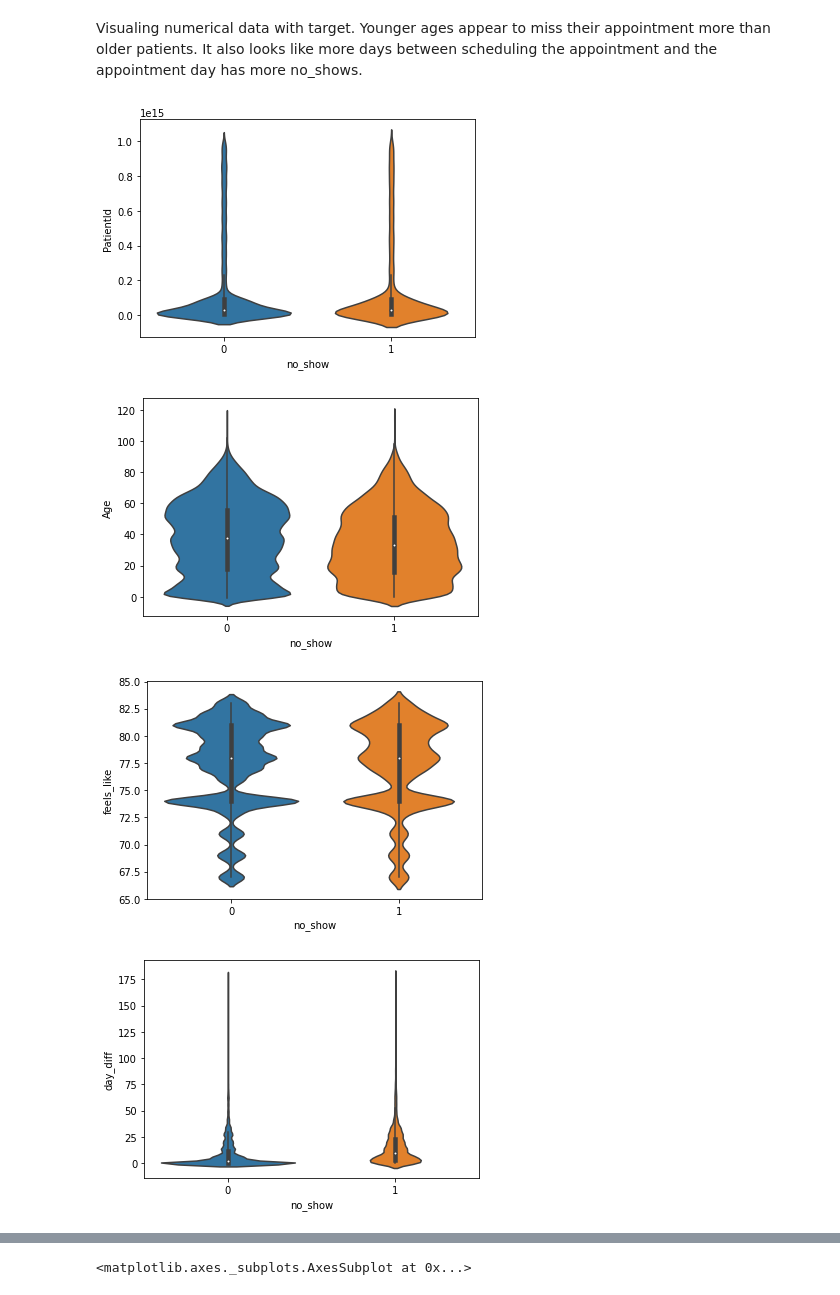
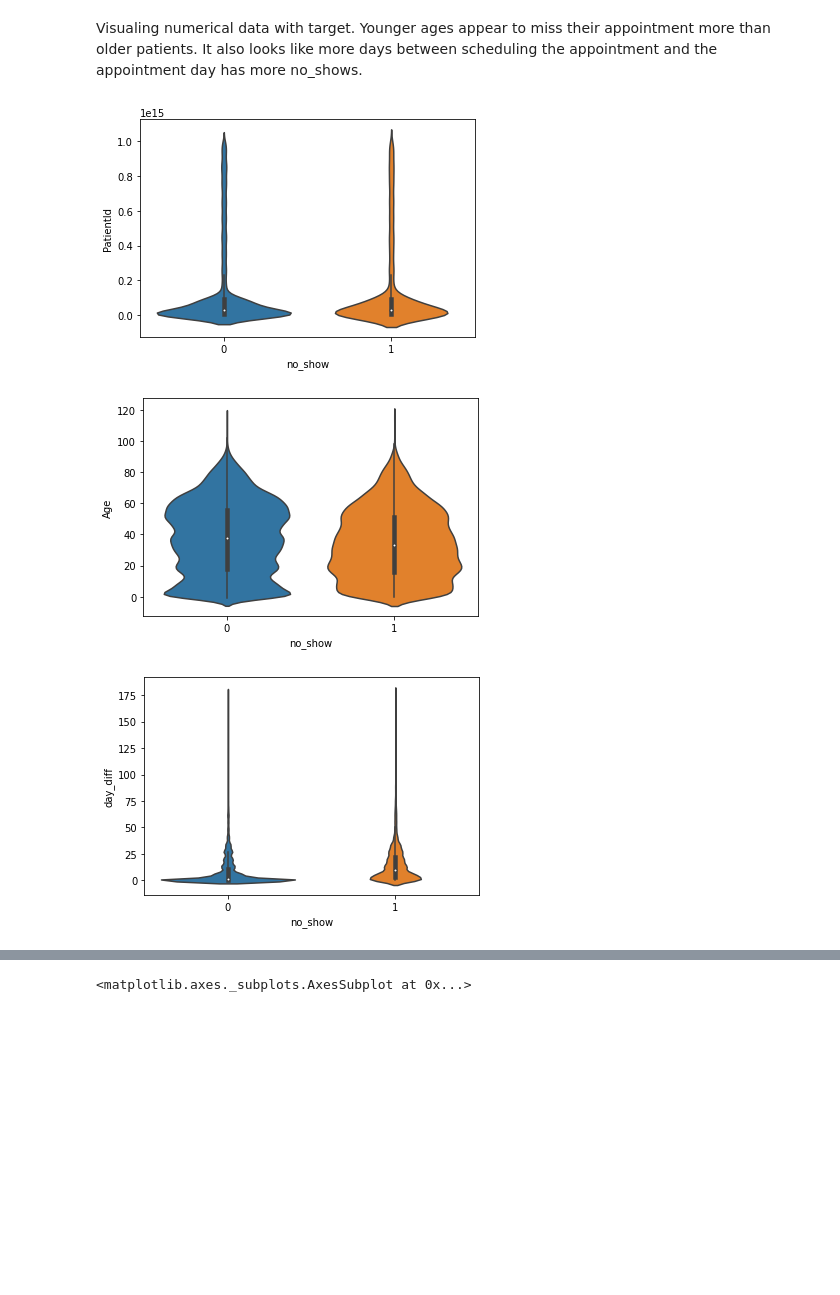
Before and after one commit to mgalaviz1/my_work, a Jupyter notebook: capstone2/predicting_no_shows.ipynb, the cells around one changed output, grey strips where cells are left out. Drawn from its saved outputs; the diff is of its cells as text; code cells hidden in the pictures; blank space fills up the shorter version.

```diff
--- a/capstone2/predicting_no_shows.ipynb
+++ b/capstone2/predicting_no_shows.ipynb
@@ -581,0 +586,2 @@ df_merge.groupby('no_show').mean()
+# %%
+df['is_male'] = df.Gender.transform(lambda x: int(x =='M'))
@@ -581,0 +594,2 @@ df_merge.groupby('no_show').mean()
+# %%
+df['no_show'] = df.no_show.transform(lambda x: int(x =='Yes'))
@@ -581,0 +602,2 @@ df_merge.groupby('no_show').mean()
+# %%
+df = df.drop(columns = ['Gender', 'Disability'])
@@ -694,12 +665,12 @@ Name: appt_weekday_num, dtype: int64
 
 drop_cats = ['JARDIM CAMBURI', 'Clear', 1, 2]
 
-cat_cols = ['Neighborhood', 'weather_main', 'sch_weekday_num', 'appt_weekday_num']
+cat_cols = ['Neighborhood', 'sch_weekday_num', 'appt_weekday_num']
 
 bin_cols = ['is_male','Scholarship', 'Alcoholism', 'Reminder', 'has_diabetes_and_hyper',
             'disability']
 
-num_cols = ['PatientId', 'Age', 'feels_like', 'day_diff']
+num_cols = ['PatientId', 'Age', 'day_diff']
 # %% [markdown]
 Looking at categorical data with our target, only two stand out. Those who get reminders have a greater percentage of showing up. Also, those who have a scholarship have a slightly higher percentage of not showing up. The interaction between hypertension and diabetes appears unchanged from either of the variables alone.
 # %%
@@ -743,11 +714,10 @@ for bin_col in bin_cols:
 Visualing numerical data with target. Younger ages appear to miss their appointment more than older patients. It also looks like more days between scheduling the appointment and the appointment day has more no_shows.
 # %%
 for num_col in num_cols:
-    sns.violinplot(x=df_merge["no_show"], y=df_merge[num_col])
+    sns.violinplot(x=df["no_show"], y=df[num_col])
     plt.show()
 # %% [output]
 [figure]
 [figure]
-[figure, old version]
+[figure, new version]
-[figure, removed]
 # %%
```
Also changed, not shown: parts of 94 cells of this notebook.
